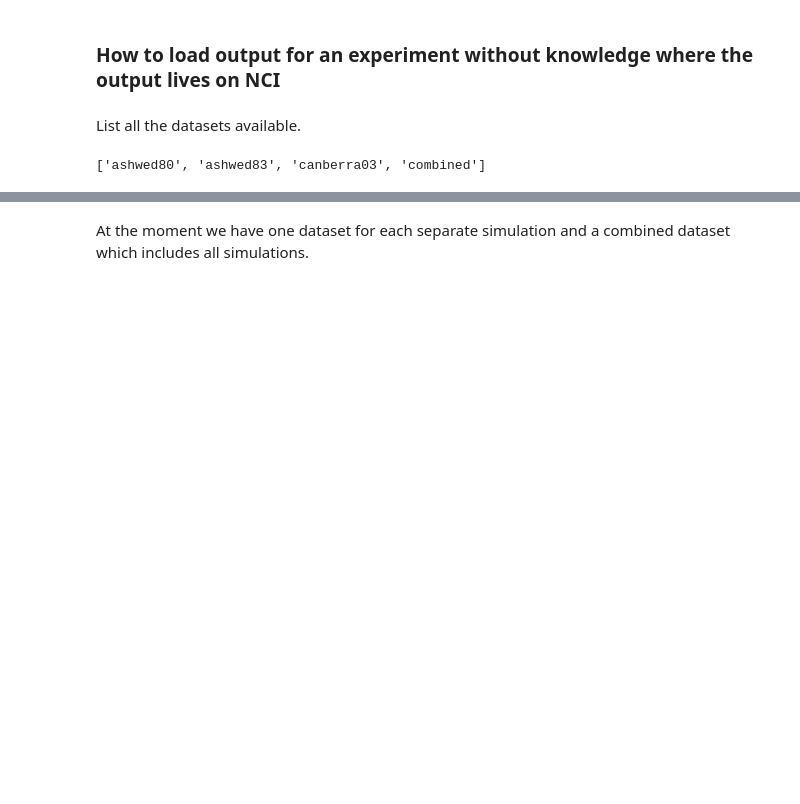
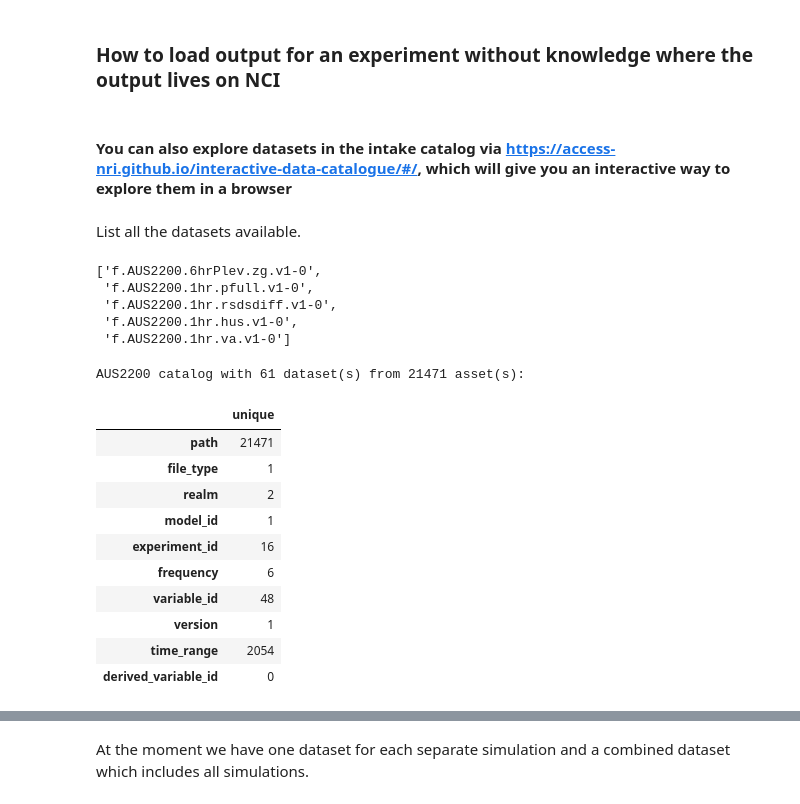
Before and after one commit to ACCESS-Community-Hub/atmosphere-cookbook, a Jupyter notebook: Recipes/AUS2200_intake_demo.ipynb, the cells around one changed output, grey strips where cells are left out. Cells and saved outputs as stored; diff of their text form; code cells hidden in the pictures; blank space fills up the shorter version.

```diff
--- a/Recipes/AUS2200_intake_demo.ipynb
+++ b/Recipes/AUS2200_intake_demo.ipynb
@@ -10,6 +13,29 @@ catalog = intake.cat.access_nri['AUS2200']# You can explore datasets in the inta
+# %% [markdown]
+#### You can also explore datasets in the intake catalog via https://access-nri.github.io/interactive-data-catalogue/#/, which will give you an interactive way to explore them in a browser
 # %% [markdown]
 List all the datasets available.
 # %%
-list(catalog)
+list(catalog)[:5]
 # %% [output]
-['ashwed80', 'ashwed83', 'canberra03', 'combined']
+['f.AUS2200.6hrPlev.zg.v1-0',
+ 'f.AUS2200.1hr.pfull.v1-0',
+ 'f.AUS2200.1hr.rsdsdiff.v1-0',
+ 'f.AUS2200.1hr.hus.v1-0',
+ 'f.AUS2200.1hr.va.v1-0']
+# %%
+# This is not very helpful - so lets figure out what is in the datastore
+
+catalog
+# %% [output]
+AUS2200 catalog with 61 dataset(s) from 21471 asset(s):
+|  | unique |
+| path | 21471 |
+| file_type | 1 |
+| realm | 2 |
+| model_id | 1 |
+| experiment_id | 16 |
+| frequency | 6 |
+| variable_id | 48 |
+| version | 1 |
+| time_range | 2054 |
+| derived_variable_id | 0 |
```
Also changed, not shown: parts of 7 cells of this notebook, 1 other file.
